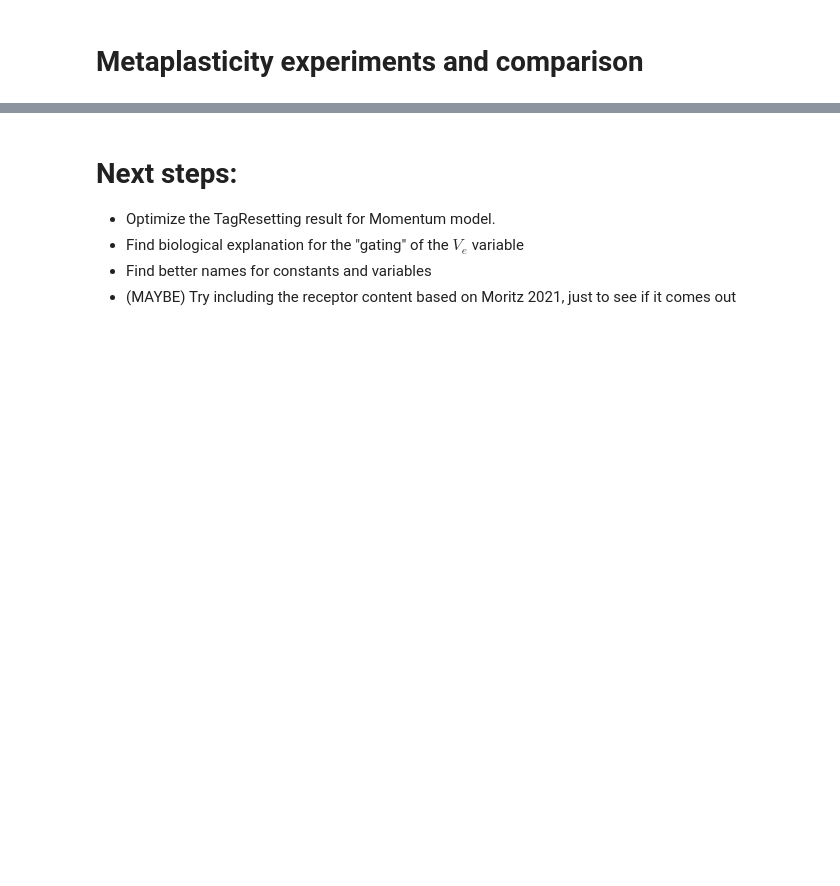
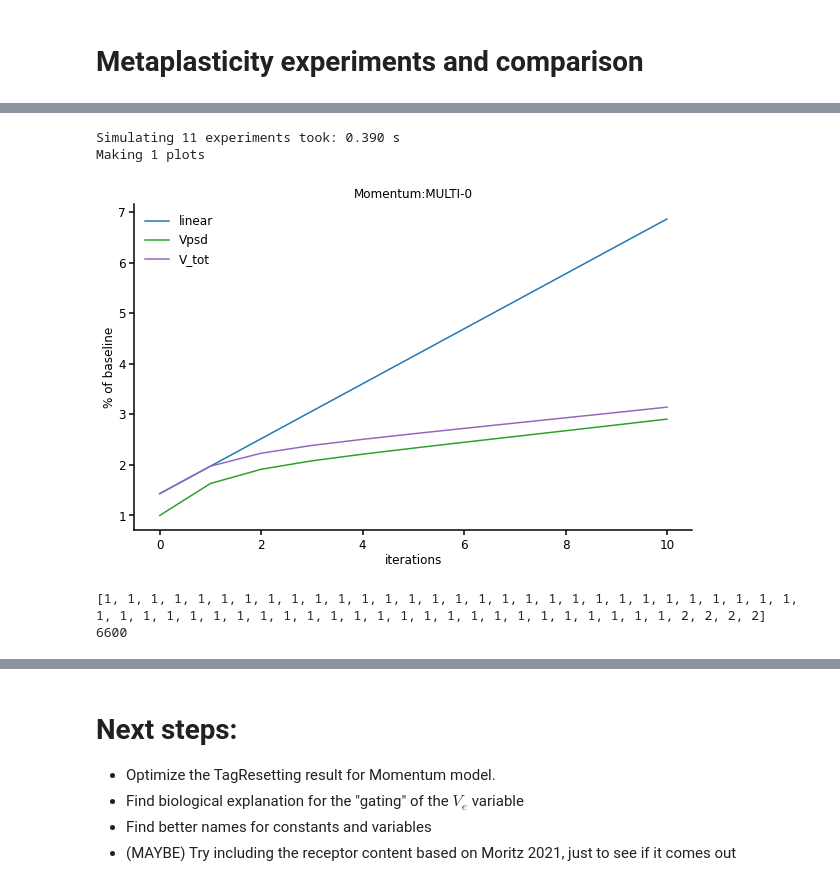
Before and after one commit to ngr-francesco/virtual_lab, a Jupyter notebook: examples/Simulation_results.ipynb, the cells around one changed output, grey strips where cells are left out. Cells and saved outputs as stored; diff of their text form; code cells hidden in the pictures; blank space fills up the shorter version.

```diff
--- a/examples/Simulation_results.ipynb
+++ b/examples/Simulation_results.ipynb
@@ -304,0 +327,20 @@ Sim.plot_selected_points(meta_results,["Vpsd","V_tot"],"last_before_event",["sti
+# %%
+multi = Sim.run_experiments(MultiLTPExperiments)
+v_0 = multi[0]["V_tot"][-1]
+v_1 = multi[1]["V_tot"][-1]
+x_data = np.arange(0,len(MultiLTPExperiments.experiments),1)
+ref = v_0 +x_data*(v_1-v_0)
+Sim.plot_selected_points(multi,["Vpsd","V_tot"],"last",reference_data = ref,ref_data_label = "linear",filename="multi-LTP.png")
+# %% [output]
+Simulating 11 experiments took: 0.390 s
+Making 1 plots
+[figure, added]
+# %%
+isit = []
+for exp in LTPSpacingExperiments.experiments:
+    isit.append(len(exp.protein))
+print(isit)
+print(300+P_ONSET+PROTEIN)
+# %% [output]
+[1, 1, 1, 1, 1, 1, 1, 1, 1, 1, 1, 1, 1, 1, 1, 1, 1, 1, 1, 1, 1, 1, 1, 1, 1, 1, 1, 1, 1, 1, 1, 1, 1, 1, 1, 1, 1, 1, 1, 1, 1, 1, 1, 1, 1, 1, 1, 1, 1, 1, 1, 1, 1, 1, 1, 2, 2, 2, 2]
+6600
```
Also changed, not shown: parts of 7 cells of this notebook, 3 other files.
